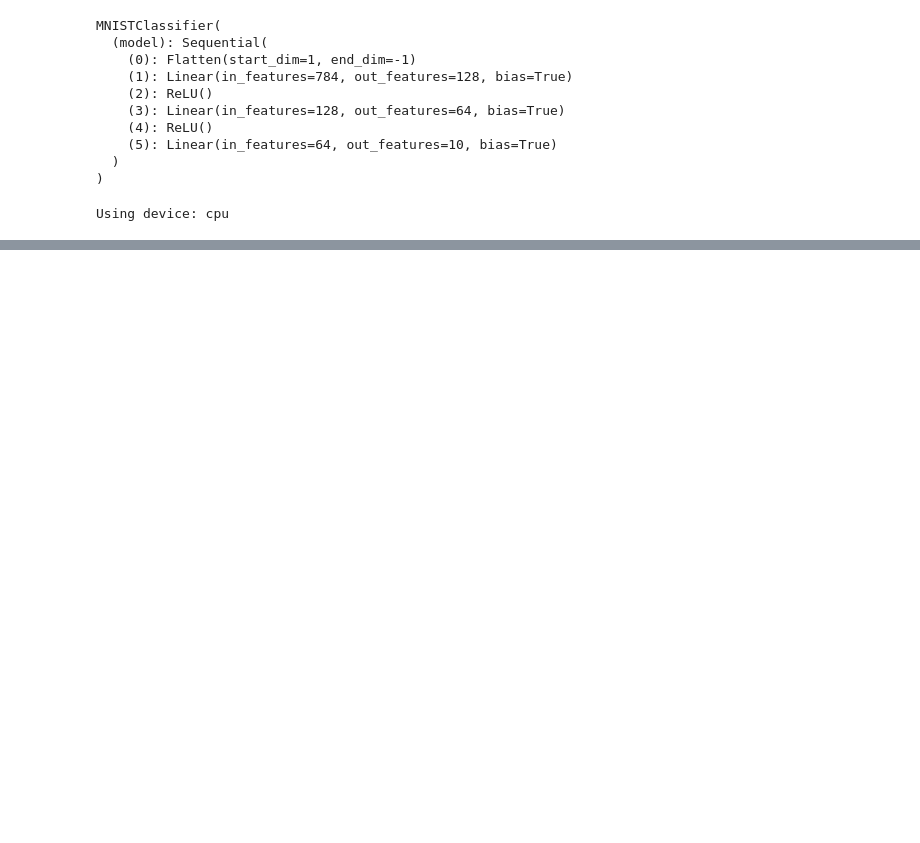
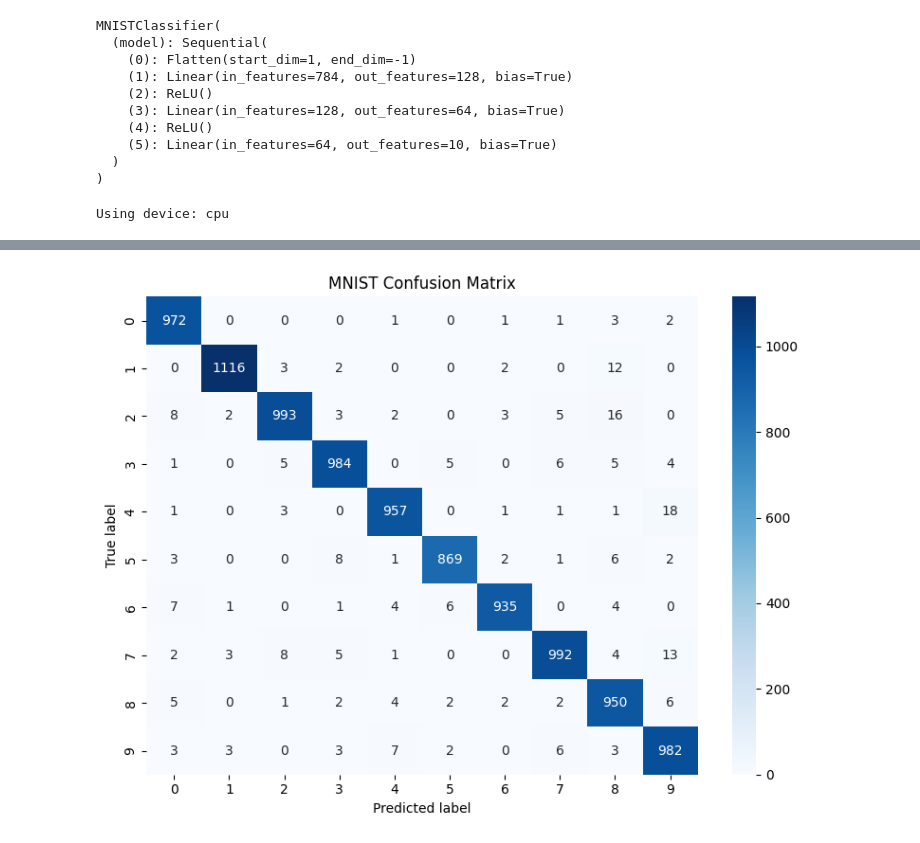
Before and after one commit to mmoran90/mnist-pytorch-classifier, a Jupyter notebook: notebooks/mnist_exploration.ipynb, the cells around one changed output, grey strips where cells are left out. Cells and saved outputs as stored; diff of their text form; code cells hidden in the pictures; blank space fills up the shorter version.

```diff
--- a/notebooks/mnist_exploration.ipynb
+++ b/notebooks/mnist_exploration.ipynb
@@ -113,0 +301,22 @@ Using device: cpu
+# %%
+# generate confusion matrix
+model.eval()
+
+all_labels = []
+all_preds = []
+
+with torch.no_grad():
+    for images, labels in test_loader:
+        images, labels = images.to(device), labels.to(device)
+        outputs = model(images)
+        preds = torch.argmax(outputs, dim=1)
+
+        all_labels.extend(labels.cpu().numpy())
+        all_preds.extend(preds.cpu().numpy())
+
+all_labels = np.array(all_labels)
+all_preds = np.array(all_preds)
+
+cm = confusion_matrix(all_labels, all_preds)
+print("Confusion matrix shape:", cm.shape)
+cm
@@ -113,0 +335,18 @@ Using device: cpu
+# %%
+# plot confusion matrix
+plt.figure(figsize=(8, 6))
+sns.heatmap(
+    cm,
+    annot=True,
+    fmt="d",
+    cmap="Blues",
+    xticklabels=list(range(10)),
+    yticklabels=list(range(10))
+)
+plt.xlabel("Predicted label")
+plt.ylabel("True label")
+plt.title("MNIST Confusion Matrix")
+plt.tight_layout()
+plt.show()
+# %% [output]
+[figure, added]
```
Also changed, not shown: parts of 13 cells of this notebook.
